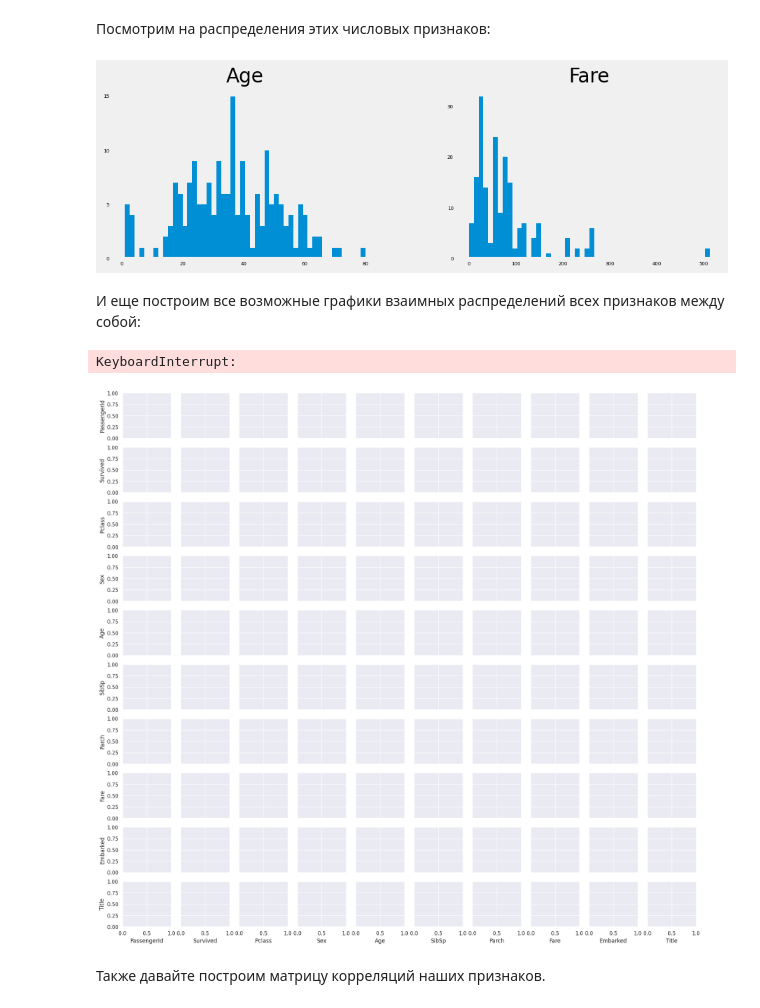
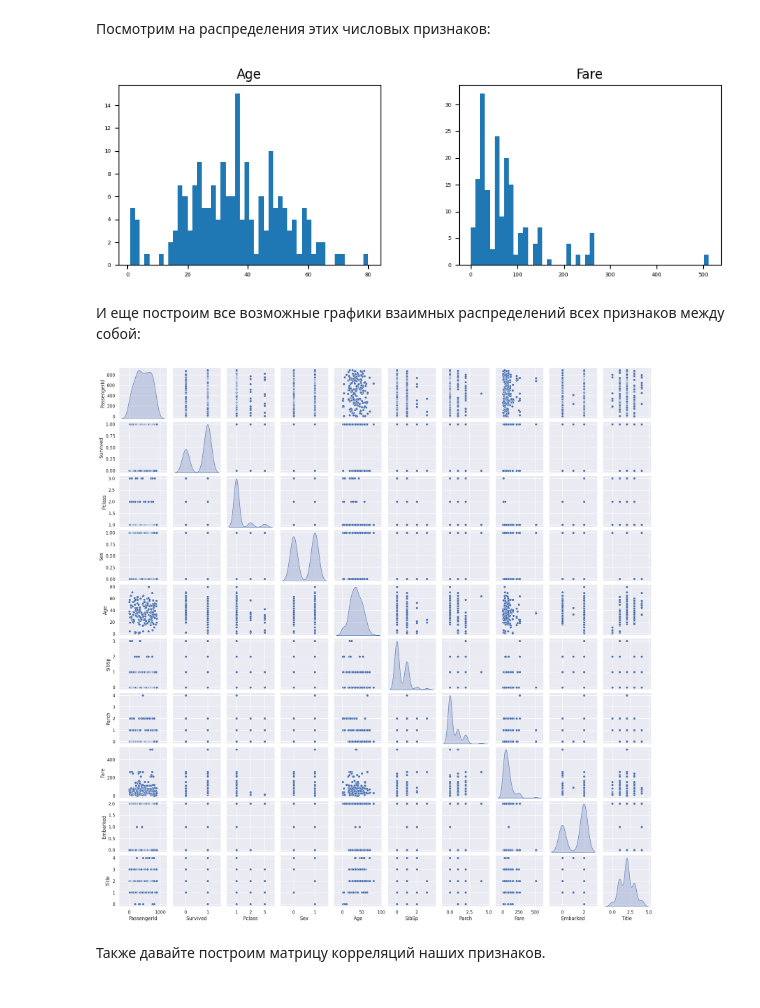
Before and after one commit to MinyaevAndrey/part_1_ml_cv, a Jupyter notebook: week_01_ml_intro/Practice/part_1_data_analysis.ipynb, the cells around one changed output. Saved outputs shown, nothing was run; the diff lists cells and outputs as text; code cells hidden in the pictures.

```diff
--- a/week_01_ml_intro/Practice/part_1_data_analysis.ipynb
+++ b/week_01_ml_intro/Practice/part_1_data_analysis.ipynb
@@ -1019,8 +1048,10 @@ pd.crosstab(df['Title'], df['Sex'])
 # %% [markdown]
 Мы видим, что есть некоторые титулы, которые встречаются нечасто. Давайте редкие титулы заменим на один класс, назовем его "Rare":
 # %%
-df['Title'] = df['Title'].replace(['Lady', 'Countess','Capt', 'Col',\
- 	'Don', 'Dr', 'Major', 'Rev', 'Sir', 'Jonkheer', 'Dona'], 'Rare')
+df['Title'] = df['Title'].replace(
+		 ['Lady', 'Countess','Capt', 'Col', 'Don', 'Dr', 'Major', 'Rev', 'Sir', 'Jonkheer', 'Dona'],
+		 'Rare'
+)
 
 df['Title'] = df['Title'].replace('Mlle', 'Miss')
 df['Title'] = df['Title'].replace('Ms', 'Miss')
@@ -1243,16 +1274,20 @@ num_features
 # %%
 num_features.hist(figsize=(10, 3), bins=50,xlabelsize=5, ylabelsize=5, grid=False);
 # %% [output]
-[figure, old version]
+[figure, new version]
 # %% [markdown]
 И еще построим все возможные графики взаимных распределений всех признаков между собой:
 # %%
 sns.set()
-sns.pairplot(df, height = 2 ,kind ='scatter',diag_kind='kde') # взаимные графики на куче признаков
+sns.pairplot(
+    df,
+    height = 2,
+    kind ='scatter',
+    diag_kind='kde'
+) # взаимные графики на куче признаков
 plt.show()
 # %% [output]
-KeyboardInterrupt:
-[figure, old version]
+[figure, new version]
 # %% [markdown]
 Также давайте построим матрицу корреляций наших признаков.
 # %% [markdown]
```
Also changed, not shown: parts of 26 cells of this notebook.
